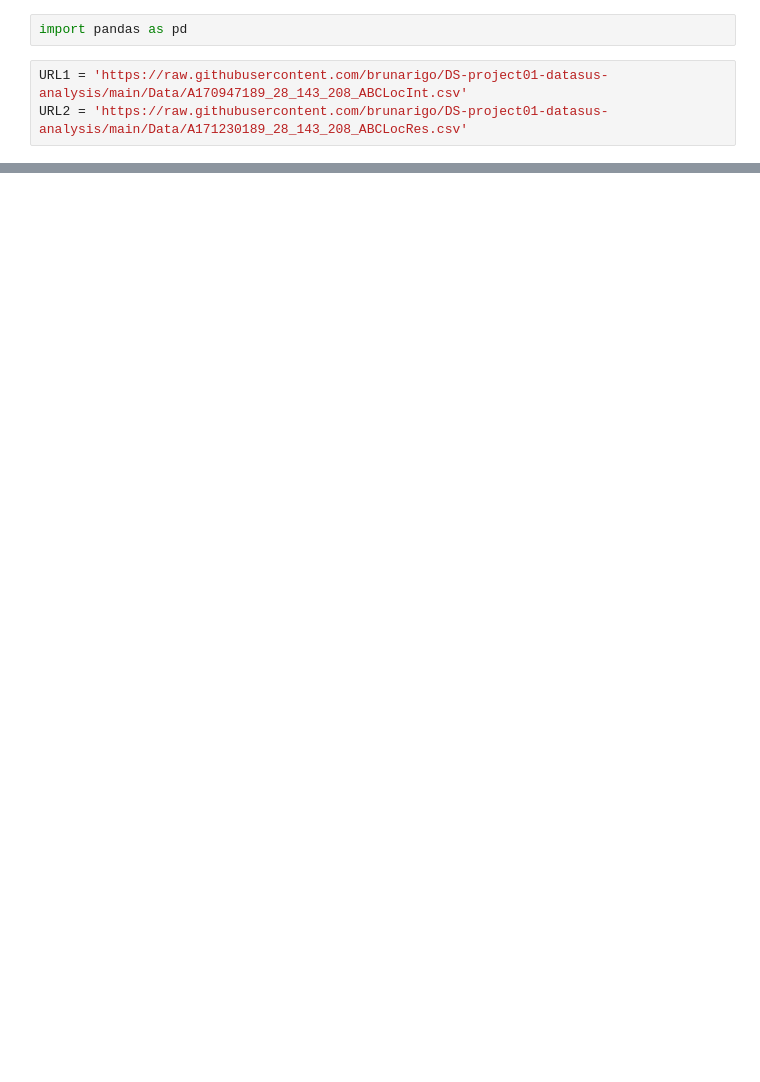
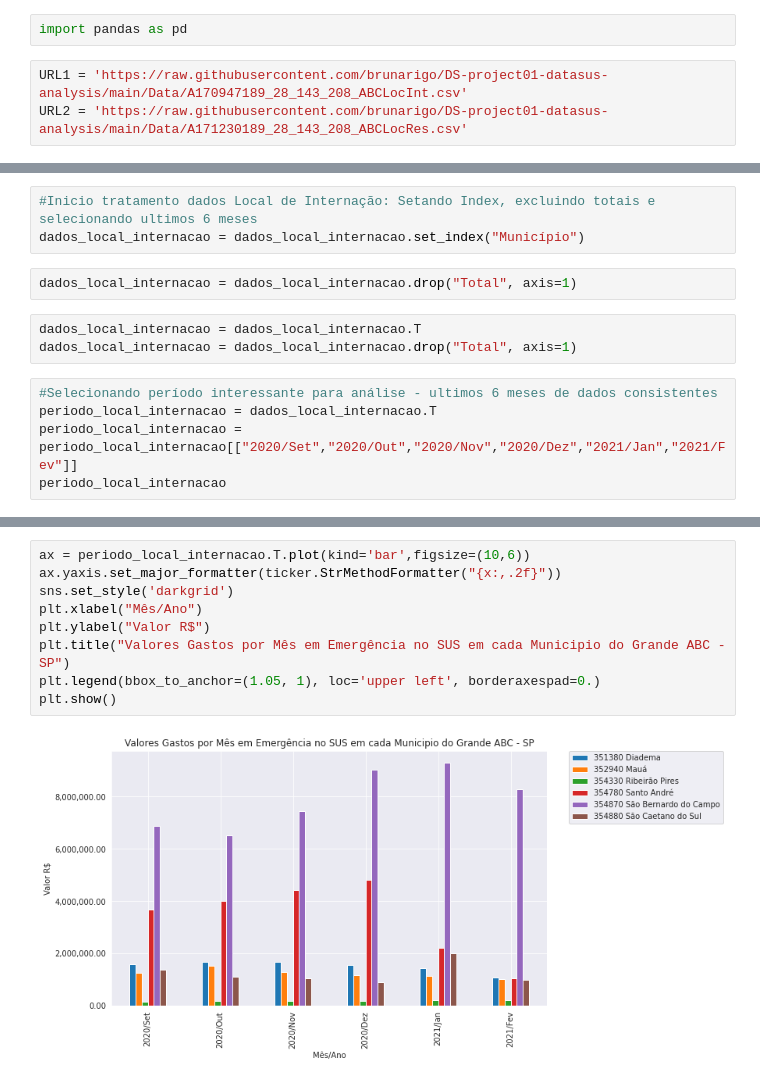
Before and after one commit to brunarigo/DS-project01-datasus-analysis, a Jupyter notebook: Notebooks/Project01_Datasus_Analysis.ipynb, the cells around one changed output, grey strips where cells are left out. Cells and saved outputs as stored; diff of their text form; blank space fills up the shorter version.

Commit message:
Atualizando novas análises

```diff
--- a/Notebooks/Project01_Datasus_Analysis.ipynb
+++ b/Notebooks/Project01_Datasus_Analysis.ipynb
@@ -32,0 +60,13 @@ dados_local_residencia
+# %%
+#Inicio tratamento dados Local de Internação: Setando Index, excluindo totais e selecionando ultimos 6 meses
+dados_local_internacao = dados_local_internacao.set_index("Município")
+# %%
+dados_local_internacao = dados_local_internacao.drop("Total", axis=1)
+# %%
+dados_local_internacao = dados_local_internacao.T
+dados_local_internacao = dados_local_internacao.drop("Total", axis=1)
+# %%
+#Selecionando período interessante para análise - ultimos 6 meses de dados consistentes
+periodo_local_internacao = dados_local_internacao.T
+periodo_local_internacao = periodo_local_internacao[["2020/Set","2020/Out","2020/Nov","2020/Dez","2021/Jan","2021/Fev"]]
+periodo_local_internacao
@@ -32,0 +97,11 @@ dados_local_residencia
+# %%
+ax = periodo_local_internacao.T.plot(kind='bar',figsize=(10,6))
+ax.yaxis.set_major_formatter(ticker.StrMethodFormatter("{x:,.2f}"))
+sns.set_style('darkgrid')
+plt.xlabel("Mês/Ano")
+plt.ylabel("Valor R$")
+plt.title("Valores Gastos por Mês em Emergência no SUS em cada Municipio do Grande ABC - SP")
+plt.legend(bbox_to_anchor=(1.05, 1), loc='upper left', borderaxespad=0.)
+plt.show()
+# %% [output]
+[figure, added]
```
Also changed, not shown: parts of 23 cells of this notebook.
